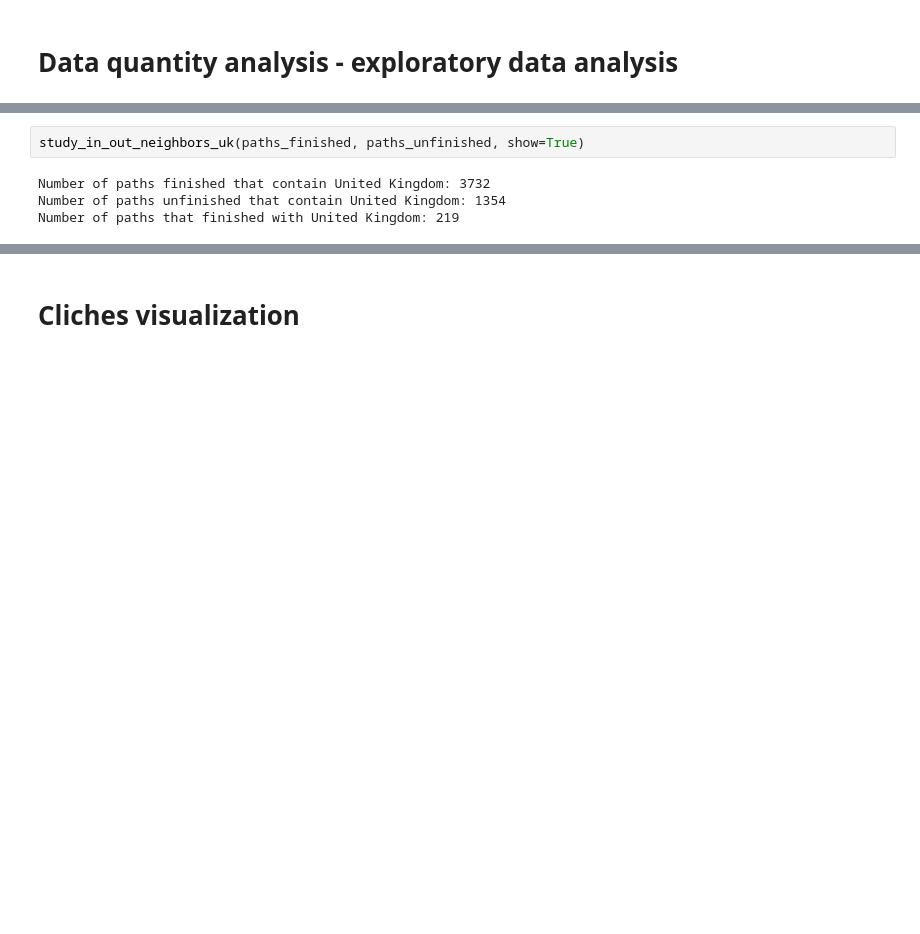
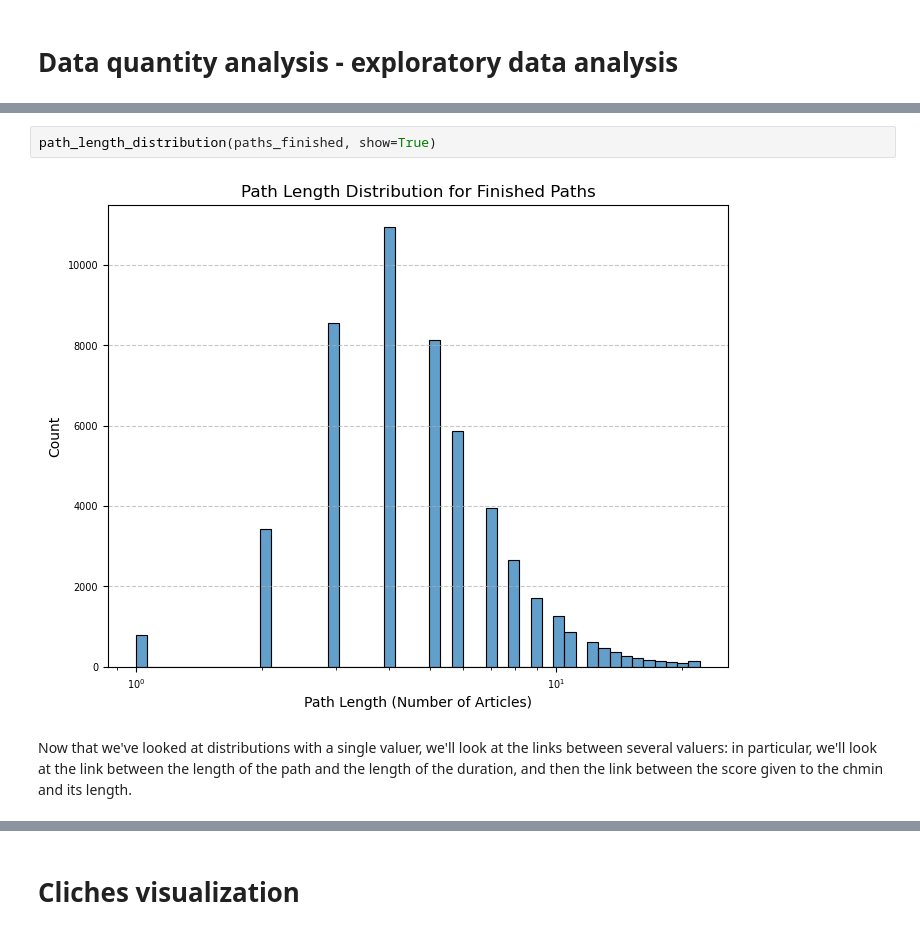
Before and after one commit to epfl-ada/ada-2023-project-abracadabra2023, a Jupyter notebook: nb.ipynb, the cells around one changed output, grey strips where cells are left out. Cells and saved outputs as stored; diff of their text form; blank space fills up the shorter version.

```diff
--- a/nb.ipynb
+++ b/nb.ipynb
@@ -58,6 +57,6 @@ distribution_uk_percentage_position(paths_finished, show=True)
 # %%
-study_in_out_neighbors_uk(paths_finished, paths_unfinished, show=True)
+path_length_distribution(paths_finished, show=True)
 # %% [output]
-Number of paths finished that contain United Kingdom: 3732
-Number of paths unfinished that contain United Kingdom: 1354
-Number of paths that finished with United Kingdom: 219
+[figure, added]
+# %% [markdown]
+Now that we've looked at distributions with a single valuer, we'll look at the links between several valuers: in particular, we'll look at the link between the length of the path and the length of the duration, and then the link between the score given to the chmin and its length.
```
Also changed, not shown: parts of 25 cells of this notebook, 2 other files.
